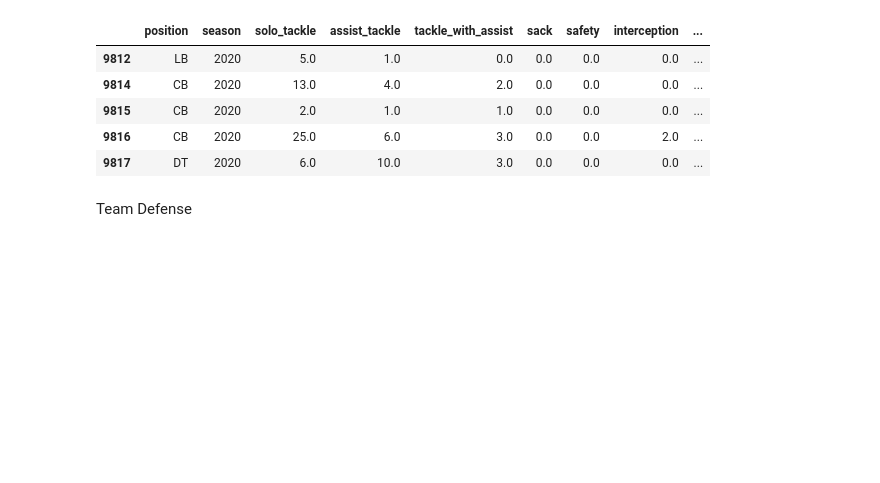
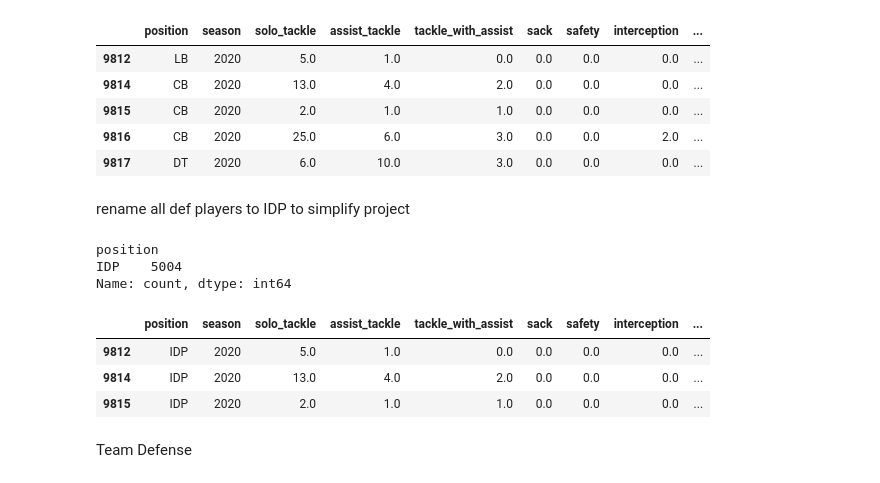
Before and after one commit to jsween/FFBDraft, a Jupyter notebook: Step1DataProcessing.ipynb, the cells around one changed output. Drawn from its saved outputs; the diff is of its cells as text; code cells hidden in the pictures; blank space fills up the shorter version.

Commit message:
update all def players to IDP

```diff
--- a/Step1DataProcessing.ipynb
+++ b/Step1DataProcessing.ipynb
@@ -89,7 +89,7 @@ def_df_reduced.shape
 # %% [output]
 (16148, 13)
 # %%
-def_df_filtered = def_df_reduced[(def_df_reduced["season"] > cutoff_year) & (def_df_reduced["position"].notna())]
+def_df_filtered = def_df_reduced[(def_df_reduced["season"] > cutoff_year) & (def_df_reduced["position"].notna())].copy()
 def_df_filtered.shape
 # %% [output]
 (5004, 13)
@@ -107,3 +105,20 @@ def_df_filtered.to_csv(f"{processed_path}def_position{file_name_postfix}{file_ty
+# %% [markdown]
+rename all def players to IDP to simplify  project
+# %%
+def_df_filtered['position'] = 'IDP'
+# %%
+def_df_filtered['position'].value_counts()
+# %% [output]
+position
+IDP    5004
+Name: count, dtype: int64
+# %%
+def_df_filtered.head(3)
+# %% [output]
+|  | position | season | solo_tackle | assist_tackle | tackle_with_assist | sack | safety | interception | ... |
+| 9812 | IDP | 2020 | 5.0 | 1.0 | 0.0 | 0.0 | 0.0 | 0.0 | ... |
+| 9814 | IDP | 2020 | 13.0 | 4.0 | 2.0 | 0.0 | 0.0 | 0.0 | ... |
+| 9815 | IDP | 2020 | 2.0 | 1.0 | 1.0 | 0.0 | 0.0 | 0.0 | ... |
 # %% [markdown]
 Team Defense
 # %%
```
Also changed, not shown: parts of 2 cells of this notebook.
